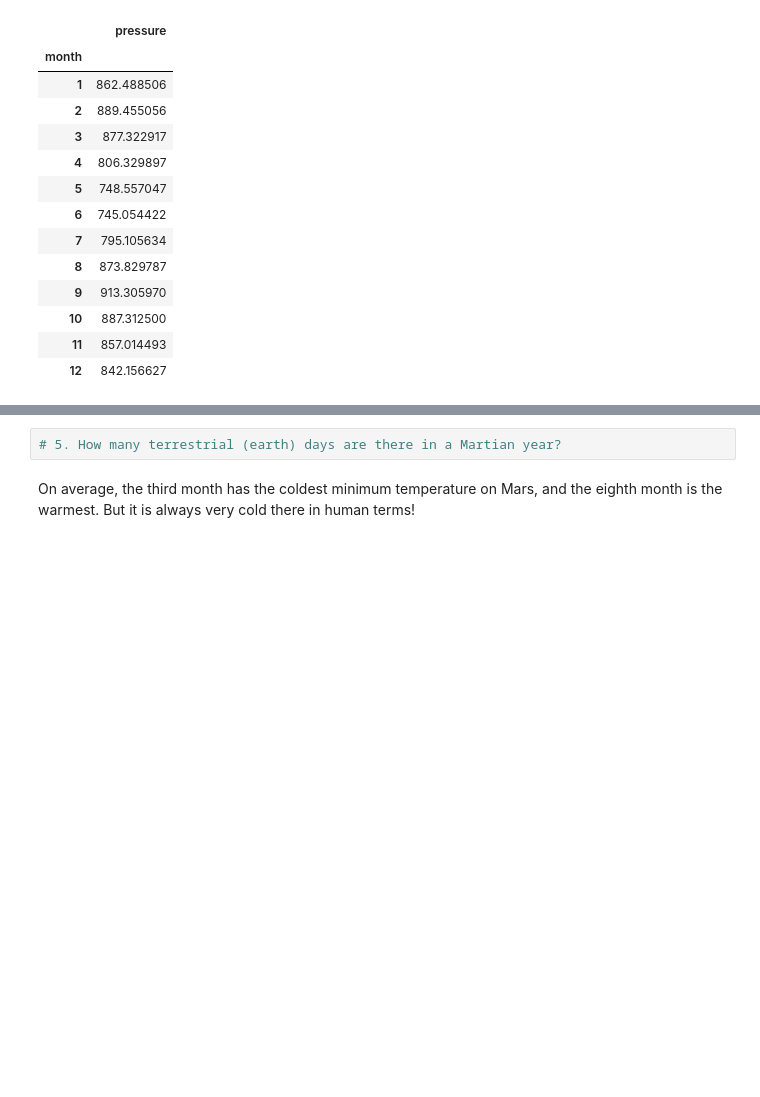
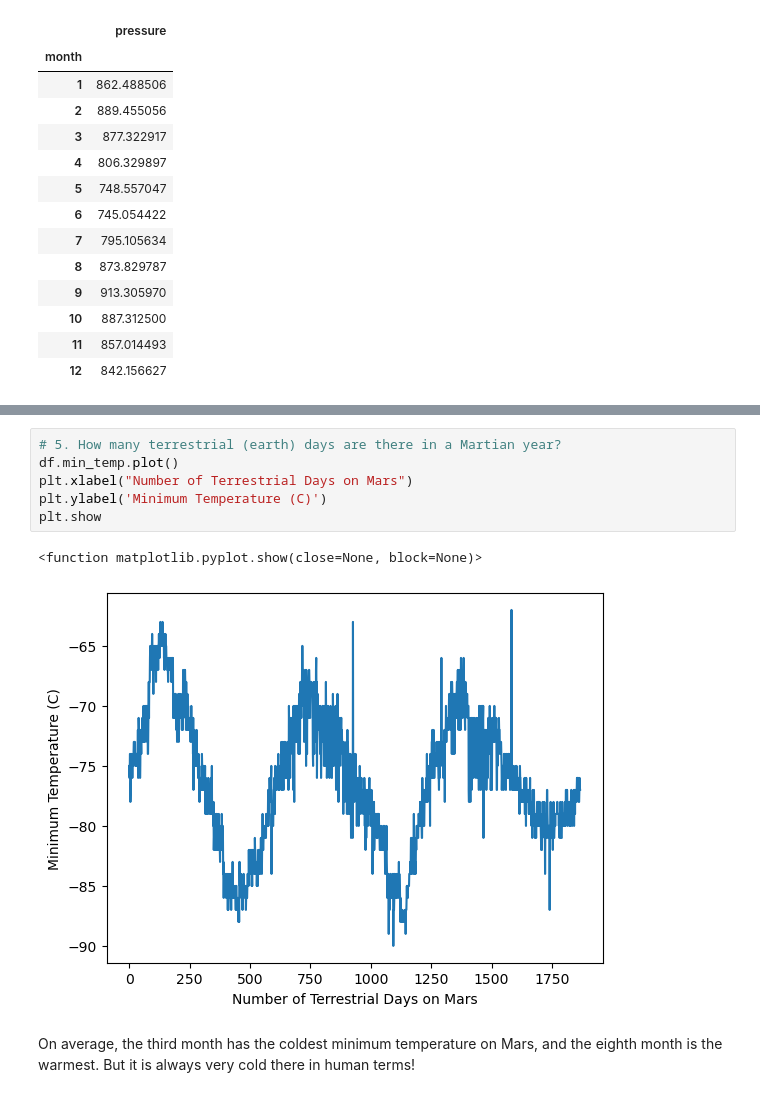
Before and after one commit to CMccormick0003/MarsNews_Web_scraping, a Jupyter notebook: part_2_mars_weather.ipynb, the cells around one changed output, grey strips where cells are left out. Drawn from its saved outputs; the diff is of its cells as text; blank space fills up the shorter version.

```diff
--- a/part_2_mars_weather.ipynb
+++ b/part_2_mars_weather.ipynb
@@ -257,6 +258,13 @@ plt.show()
 TypeError: sort_values() missing 1 required positional argument: 'by'
 # %%
 # 5. How many terrestrial (earth) days are there in a Martian year?
+df.min_temp.plot()
+plt.xlabel("Number of Terrestrial Days on Mars")
+plt.ylabel('Minimum Temperature (C)')
+plt.show
+# %% [output]
+<function matplotlib.pyplot.show(close=None, block=None)>
+[figure, added]
 # %% [markdown]
 On average, the third month has the coldest minimum temperature on Mars, and the eighth month is the warmest. But it is always very cold there in human terms!
 # %% [markdown]
```
Also changed, not shown: parts of 2 cells of this notebook.
